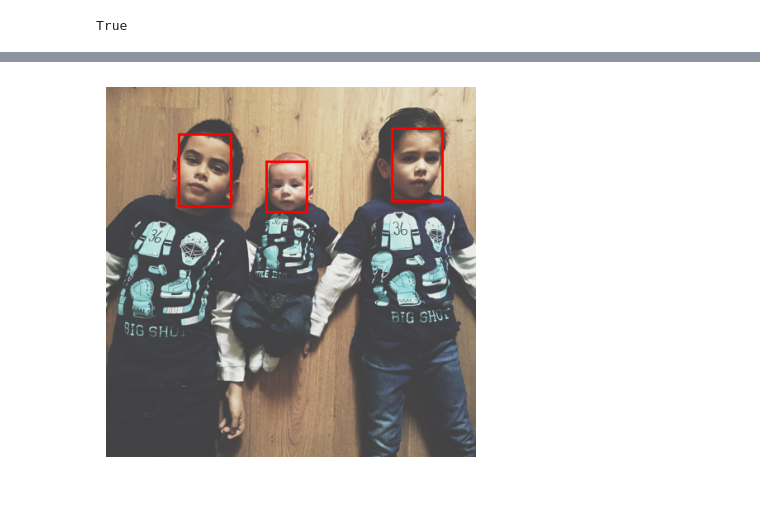
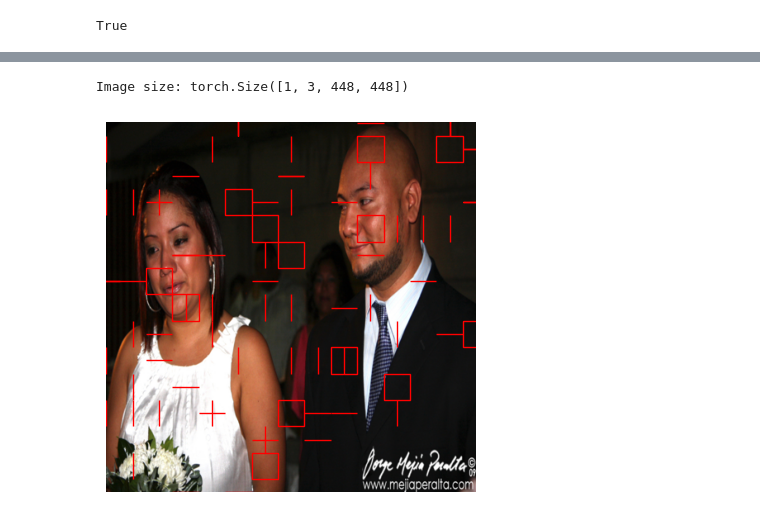
Before and after one commit to vasatodorovic/Face-detection-and-recognition, a Jupyter notebook: 0_FaceDetection.ipynb, the cells around one changed output, grey strips where cells are left out. Drawn from its saved outputs; the diff is of its cells as text; code cells hidden in the pictures.

Commit message:
Update: Little adjustments, model trained for 22 epochs

```diff
--- a/0_FaceDetection.ipynb
+++ b/0_FaceDetection.ipynb
@@ -94,7 +93,7 @@ train_val_dataset = FaceDataset(
     img_dir=img_dir_train,
     label_dir=label_dir_train,
     transform=data_transforms,
-    max_images=4000
+    max_images=5000
 )
 train_size = int(0.8 * len(train_val_dataset))
 val_size = len(train_val_dataset) - train_size
@@ -183,7 +162,6 @@ class YOLO(nn.Module):
             nn.Flatten(),
             nn.Linear(512 * self.grid_size * self.grid_size, 4096),
             nn.LeakyReLU(0.1),
-            nn.Dropout(0.5),
             nn.Linear(4096, self.grid_size * self.grid_size * (self.num_bboxes * 5))
         )
 
@@ -295,14 +273,16 @@ import torch.optim as optim
 # %%
 import torch
 
-def yolo_loss(pred_bboxes, target, lambda_coord=5, lambda_noobj=0.5):
+def yolo_loss(pred_bboxes, target, lambda_coord=5,lambda_size=3,lambda_obj=10, lambda_noobj=1):
     obj_mask = target[..., 4] > 0
     noobj_mask = target[..., 4] == 0
 
-    coord_loss = lambda_coord * torch.sum((pred_bboxes[obj_mask][..., :4] - target[obj_mask][..., :4]) ** 2)
-    obj_loss = torch.sum((pred_bboxes[obj_mask][..., 4] - target[obj_mask][..., 4]) ** 2)
+    coord_center_loss = lambda_coord * torch.sum((pred_bboxes[obj_mask][..., :2] - target[obj_mask][..., :2]) ** 2)
+    coord_size_loss = lambda_size * torch.sum((pred_bboxes[obj_mask][..., 2:4] - target[obj_mask][..., 2:4]) ** 2)
+
+    obj_loss = lambda_obj*torch.sum((pred_bboxes[obj_mask][..., 4] - target[obj_mask][..., 4]) ** 2)
     noobj_loss = lambda_noobj * torch.sum(pred_bboxes[noobj_mask][..., 4] ** 2)
     #noobj_loss_1 = lambda_noobj * torch.sum(torch.clamp(pred_bboxes[noobj_mask_1][..., 4], min=1e-6) ** 2)
 
-    loss = coord_loss+ obj_loss + noobj_loss
+    loss = coord_center_loss + coord_size_loss + obj_loss + noobj_loss
     return loss
@@ -437,8 +402,15 @@ from PIL import Image, ImageDraw
 def predict_and_draw(model, test_loader, device):
     model.eval()
 
-    images, targets = next(iter(test_loader))
+    data_iter = iter(test_loader)
+    next(data_iter)
+    next(data_iter)
+    next(data_iter)
+    next(data_iter)
+    next(data_iter)
+    images, targets = next(data_iter)
     image = images[0].unsqueeze(0).to(device)
+    print("Image size:",image.shape)
 
     with torch.no_grad():
         predictions = model(image)
@@ -454,8 +426,8 @@ def predict_and_draw(model, test_loader, device):
 
     for i in range(grid_size):
         for j in range(grid_size):
-            confidence = predictions[i, j, 4]
-            if confidence > 0.5:
+            #confidence = predictions[i, j, 4]
+            #if confidence > 0:
                 x_center, y_center, width, height = predictions[i, j, :4]
 
 
@@ -483,8 +455,7 @@ def predict_and_draw(model, test_loader, device):
     plt.axis('off')
     plt.show()
 # %%
-#predict_and_draw(model, test_loader, device)
+predict_and_draw(model, test_loader, device)
+# %% [output]
+Image size: torch.Size([1, 3, 448, 448])
+[figure, added]
-# %%
-draw_bounding_box(image_path,boxes)
-# %% [output]
-[figure, removed]
```
Also changed, not shown: parts of 11 cells of this notebook.
